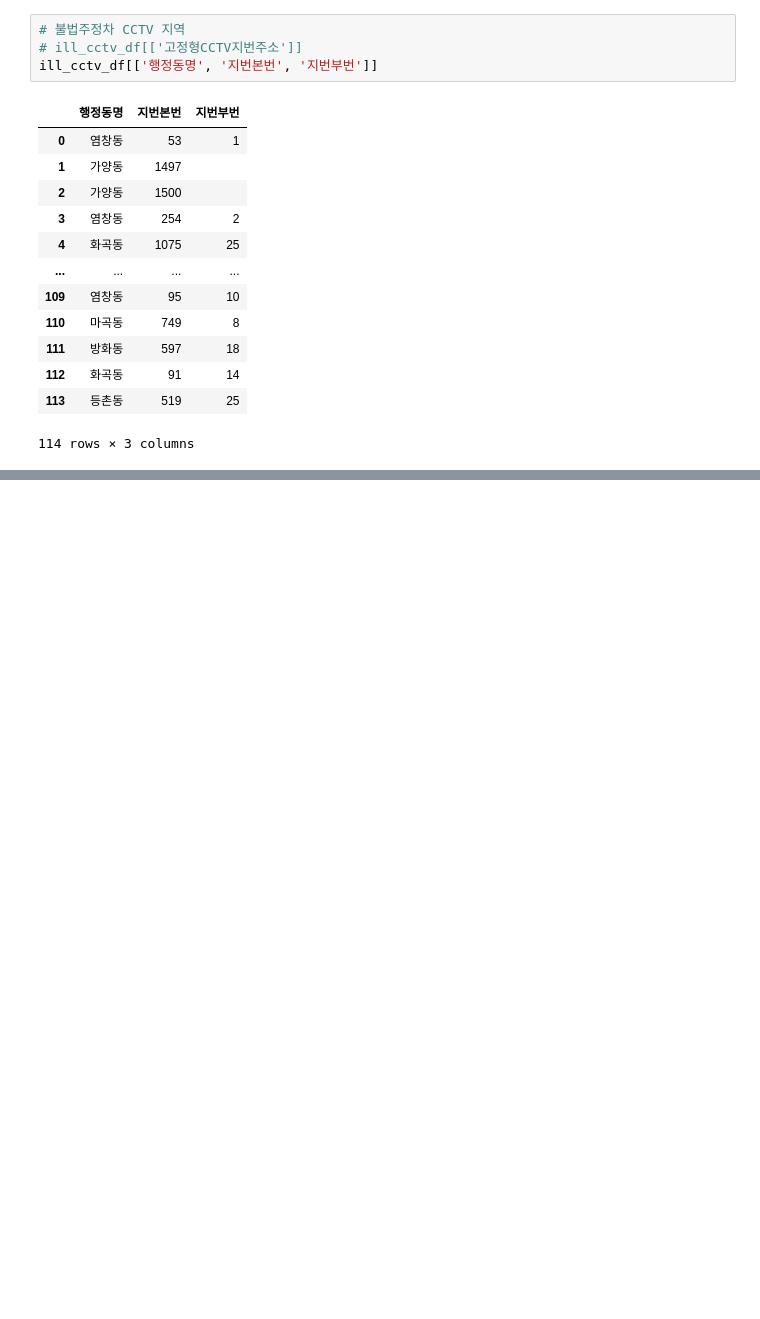
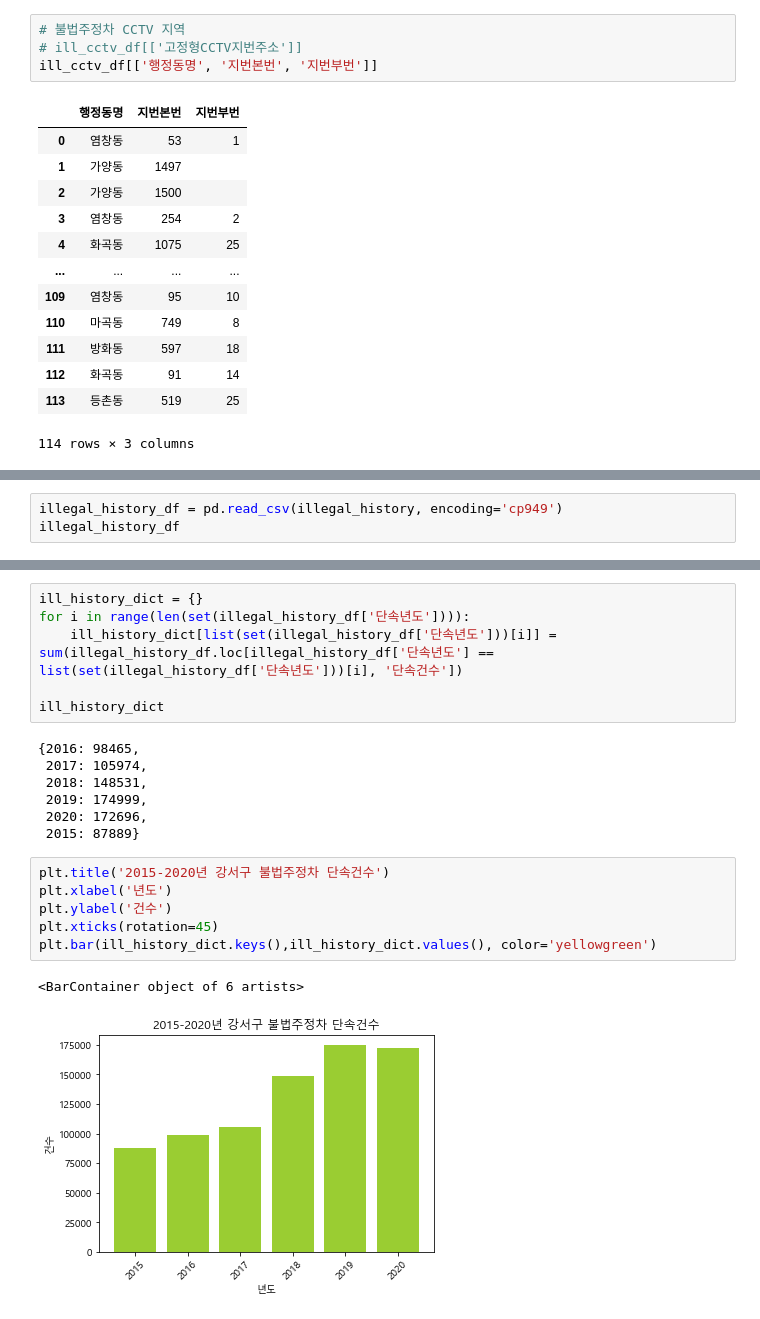
Before and after one commit to davin0130/davin0130, a Jupyter notebook: TeamProject/2023_공모전/강서구 빅데이터 불법주정차 데이터.ipynb, the cells around one changed output, grey strips where cells are left out. Cells and saved outputs as stored; diff of their text form; blank space fills up the shorter version.

```diff
--- a/TeamProject/2023_공모전/강서구 빅데이터 불법주정차 데이터.ipynb
+++ b/TeamProject/2023_공모전/강서구 빅데이터 불법주정차 데이터.ipynb
@@ -472,0 +634,3 @@ Name: 행정동 요약, Length: 22420, dtype: object
+# %%
+illegal_history_df = pd.read_csv(illegal_history, encoding='cp949')
+illegal_history_df
@@ -472,0 +651,22 @@ Name: 행정동 요약, Length: 22420, dtype: object
+# %%
+ill_history_dict = {}
+for i in range(len(set(illegal_history_df['단속년도']))):
+    ill_history_dict[list(set(illegal_history_df['단속년도']))[i]] = sum(illegal_history_df.loc[illegal_history_df['단속년도'] == list(set(illegal_history_df['단속년도']))[i], '단속건수'])
+
+ill_history_dict
+# %% [output]
+{2016: 98465,
+ 2017: 105974,
+ 2018: 148531,
+ 2019: 174999,
+ 2020: 172696,
+ 2015: 87889}
+# %%
+plt.title('2015-2020년 강서구 불법주정차 단속건수')
+plt.xlabel('년도')
+plt.ylabel('건수')
+plt.xticks(rotation=45)
+plt.bar(ill_history_dict.keys(),ill_history_dict.values(), color='yellowgreen')
+# %% [output]
+<BarContainer object of 6 artists>
+[figure, added]
```
Also changed, not shown: parts of 15 cells of this notebook, 1 other file.
